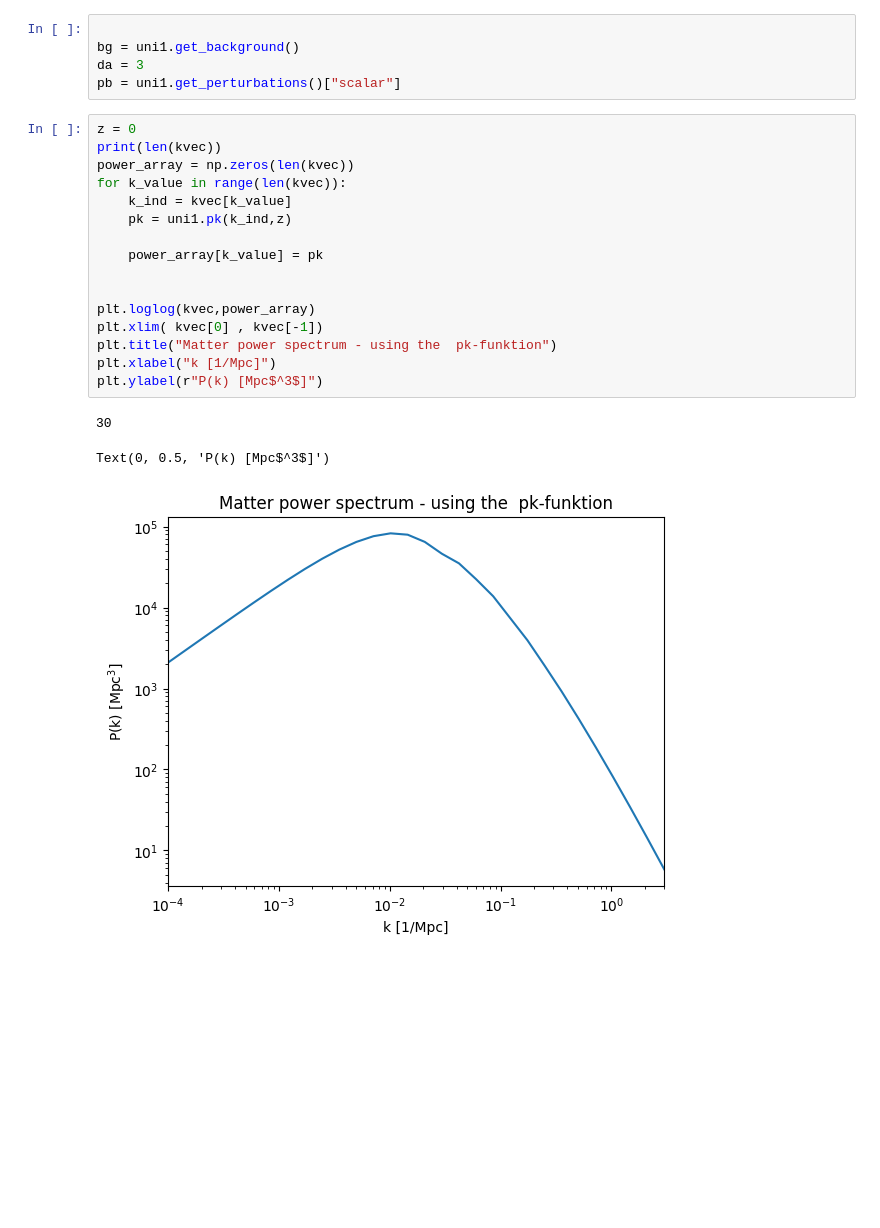
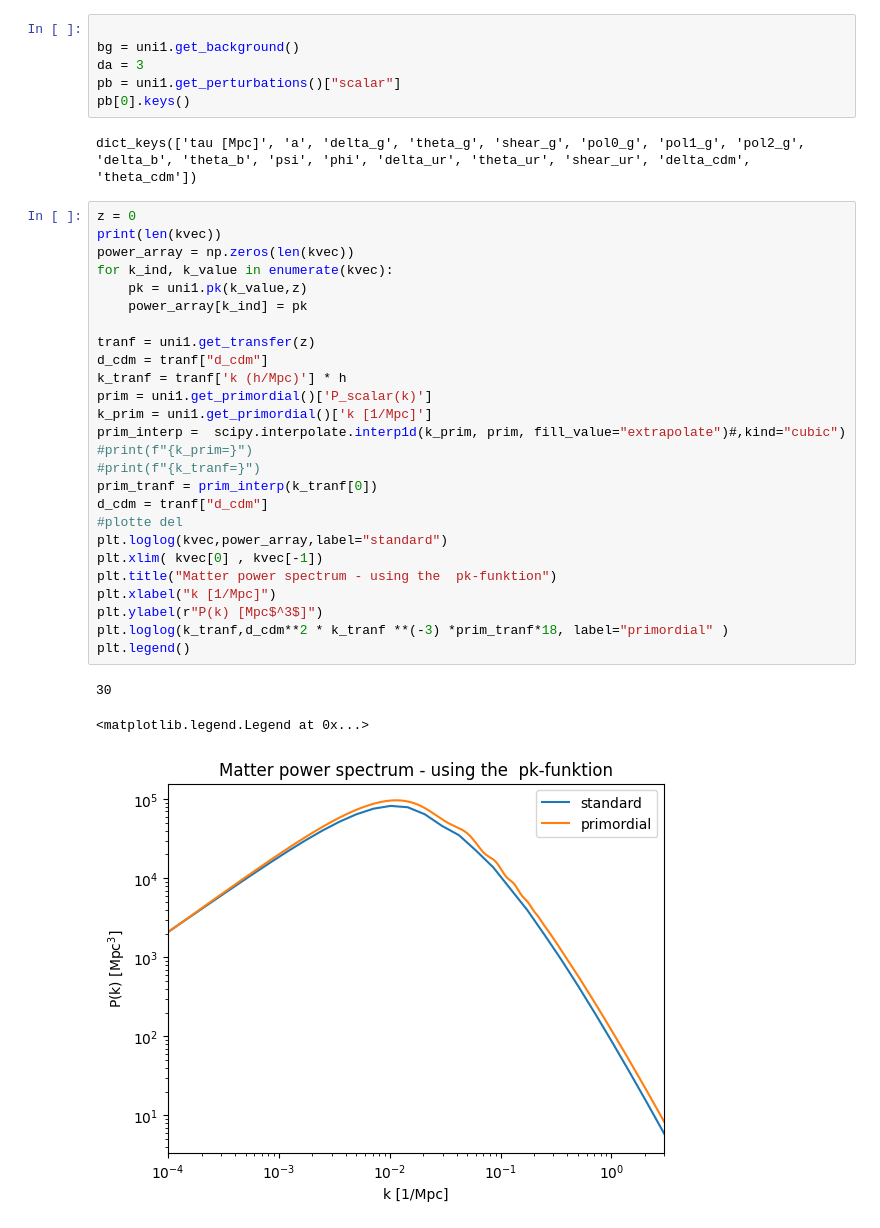
Before and after one commit to eriksteenberg/Power-spectrum-Test, a Jupyter notebook: Hvordan man plotter et power spektrum.ipynb, the cells around one changed output. Drawn from its saved outputs; the diff is of its cells as text; blank space fills up the shorter version.

```diff
--- a/Hvordan man plotter et power spektrum.ipynb
+++ b/Hvordan man plotter et power spektrum.ipynb
@@ -33,23 +35,36 @@ uni1.compute()
 bg = uni1.get_background()
 da = 3
 pb = uni1.get_perturbations()["scalar"]
+pb[0].keys()
+# %% [output]
+dict_keys(['tau [Mpc]', 'a', 'delta_g', 'theta_g', 'shear_g', 'pol0_g', 'pol1_g', 'pol2_g', 'delta_b', 'theta_b', 'psi', 'phi', 'delta_ur', 'theta_ur', 'shear_ur', 'delta_cdm', 'theta_cdm'])
-# %%
-z = 0
-print(len(kvec))
-power_array = np.zeros(len(kvec))
-for k_value in range(len(kvec)):
-    k_ind = kvec[k_value]
-    pk = uni1.pk(k_ind,z)
-
-    power_array[k_value] = pk
-
-
-plt.loglog(kvec,power_array)
-plt.xlim( kvec[0] , kvec[-1])
-plt.title("Matter power spectrum - using the  pk-funktion")
-plt.xlabel("k [1/Mpc]")
-plt.ylabel(r"P(k) [Mpc$^3$]")
-# %% [output]
-30
-Text(0, 0.5, 'P(k) [Mpc$^3$]')
-[figure, removed]
+# %%
+z = 0
+print(len(kvec))
+power_array = np.zeros(len(kvec))
+for k_ind, k_value in enumerate(kvec):
+    pk = uni1.pk(k_value,z)
+    power_array[k_ind] = pk
+
+tranf = uni1.get_transfer(z)
+d_cdm = tranf["d_cdm"]
+k_tranf = tranf['k (h/Mpc)'] * h
+prim = uni1.get_primordial()['P_scalar(k)']
+k_prim = uni1.get_primordial()['k [1/Mpc]']
+prim_interp =  scipy.interpolate.interp1d(k_prim, prim, fill_value="extrapolate")#,kind="cubic")
+#print(f"{k_prim=}")
+#print(f"{k_tranf=}")
+prim_tranf = prim_interp(k_tranf[0])
+d_cdm = tranf["d_cdm"]
+#plotte del
+plt.loglog(kvec,power_array,label="standard")
+plt.xlim( kvec[0] , kvec[-1])
+plt.title("Matter power spectrum - using the  pk-funktion")
+plt.xlabel("k [1/Mpc]")
+plt.ylabel(r"P(k) [Mpc$^3$]")
+plt.loglog(k_tranf,d_cdm**2 * k_tranf **(-3) *prim_tranf*18, label="primordial" )
+plt.legend()
+# %% [output]
+30
+<matplotlib.legend.Legend at 0x...>
+[figure, added]
```
Also changed, not shown: parts of 2 cells of this notebook, 4 other files.
